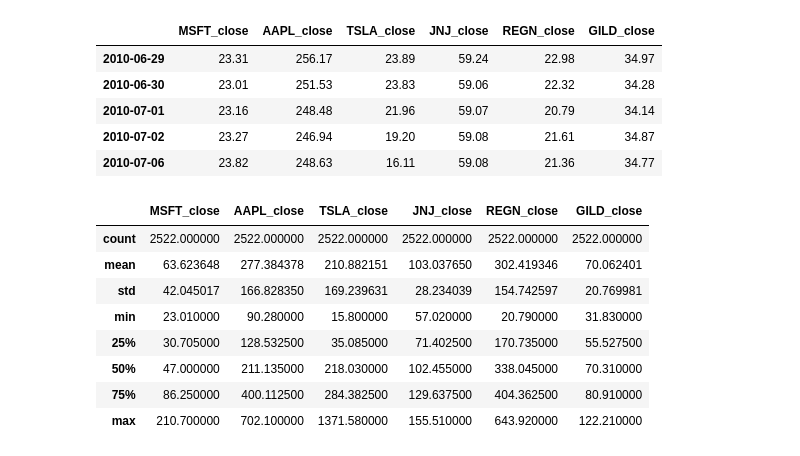
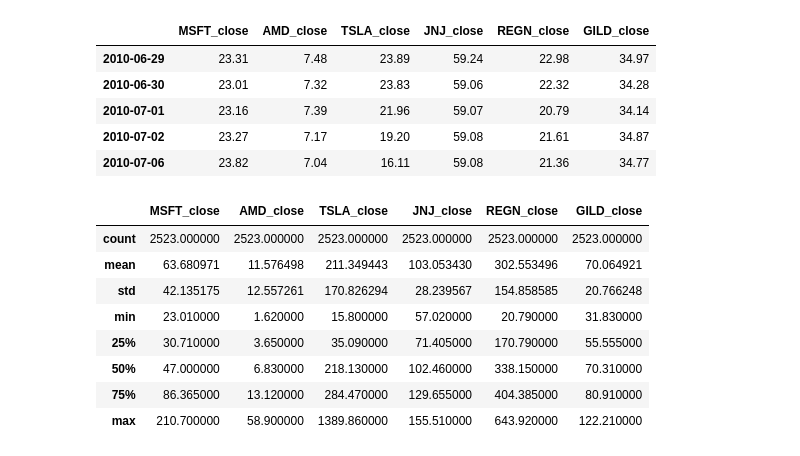
Before and after one commit to DT021/Twitter_Sentiment_Analysis_-_LSTM_Price_Prediction, a Jupyter notebook: Toufic/LSTM_stocks.ipynb, the cells around one changed output. Saved outputs shown, nothing was run; the diff lists cells and outputs as text; code cells hidden in the pictures.

```diff
--- a/Toufic/LSTM_stocks.ipynb
+++ b/Toufic/LSTM_stocks.ipynb
@@ -30,46 +30,46 @@ df.head()
 # %%
 # drop all columns except closing prices
 dropped_columns = [
     'MSFT_open',
     'MSFT_high',
     'MSFT_low',
-    'AAPL_open',
-    'AAPL_high',
-    'AAPL_low',
+    'AMD_open',
+    'AMD_high',
+    'AMD_low',
     'TSLA_open',
     'TSLA_high',
     'TSLA_low',
     'JNJ_open',
     'JNJ_high',
     'JNJ_low',
     'REGN_open',
     'REGN_high',
     'REGN_low',
     'GILD_open',
     'GILD_high',
     'GILD_low'
 ]
 df.drop(columns=dropped_columns, inplace=True)
 df.head()
 # %% [output]
-|  | MSFT_close | AAPL_close | TSLA_close | JNJ_close | REGN_close | GILD_close |
-| 2010-06-29 | 23.31 | 256.17 | 23.89 | 59.24 | 22.98 | 34.97 |
-| 2010-06-30 | 23.01 | 251.53 | 23.83 | 59.06 | 22.32 | 34.28 |
-| 2010-07-01 | 23.16 | 248.48 | 21.96 | 59.07 | 20.79 | 34.14 |
-| 2010-07-02 | 23.27 | 246.94 | 19.20 | 59.08 | 21.61 | 34.87 |
-| 2010-07-06 | 23.82 | 248.63 | 16.11 | 59.08 | 21.36 | 34.77 |
+|  | MSFT_close | AMD_close | TSLA_close | JNJ_close | REGN_close | GILD_close |
+| 2010-06-29 | 23.31 | 7.48 | 23.89 | 59.24 | 22.98 | 34.97 |
+| 2010-06-30 | 23.01 | 7.32 | 23.83 | 59.06 | 22.32 | 34.28 |
+| 2010-07-01 | 23.16 | 7.39 | 21.96 | 59.07 | 20.79 | 34.14 |
+| 2010-07-02 | 23.27 | 7.17 | 19.20 | 59.08 | 21.61 | 34.87 |
+| 2010-07-06 | 23.82 | 7.04 | 16.11 | 59.08 | 21.36 | 34.77 |
 # %%
 df.describe()
 # %% [output]
-|  | MSFT_close | AAPL_close | TSLA_close | JNJ_close | REGN_close | GILD_close |
-| count | 2522.000000 | 2522.000000 | 2522.000000 | 2522.000000 | 2522.000000 | 2522.000000 |
-| mean | 63.623648 | 277.384378 | 210.882151 | 103.037650 | 302.419346 | 70.062401 |
-| std | 42.045017 | 166.828350 | 169.239631 | 28.234039 | 154.742597 | 20.769981 |
-| min | 23.010000 | 90.280000 | 15.800000 | 57.020000 | 20.790000 | 31.830000 |
-| 25% | 30.705000 | 128.532500 | 35.085000 | 71.402500 | 170.735000 | 55.527500 |
-| 50% | 47.000000 | 211.135000 | 218.030000 | 102.455000 | 338.045000 | 70.310000 |
-| 75% | 86.250000 | 400.112500 | 284.382500 | 129.637500 | 404.362500 | 80.910000 |
-| max | 210.700000 | 702.100000 | 1371.580000 | 155.510000 | 643.920000 | 122.210000 |
+|  | MSFT_close | AMD_close | TSLA_close | JNJ_close | REGN_close | GILD_close |
+| count | 2523.000000 | 2523.000000 | 2523.000000 | 2523.000000 | 2523.000000 | 2523.000000 |
+| mean | 63.680971 | 11.576498 | 211.349443 | 103.053430 | 302.553496 | 70.064921 |
+| std | 42.135175 | 12.557261 | 170.826294 | 28.239567 | 154.858585 | 20.766248 |
+| min | 23.010000 | 1.620000 | 15.800000 | 57.020000 | 20.790000 | 31.830000 |
+| 25% | 30.710000 | 3.650000 | 35.090000 | 71.405000 | 170.790000 | 55.555000 |
+| 50% | 47.000000 | 6.830000 | 218.130000 | 102.460000 | 338.150000 | 70.310000 |
+| 75% | 86.365000 | 13.120000 | 284.470000 | 129.655000 | 404.385000 | 80.910000 |
+| max | 210.700000 | 58.900000 | 1389.860000 | 155.510000 | 643.920000 | 122.210000 |
 # %%
 def window_data(df, window, feature_col_number, target_col_number):
     """
```
Also changed, not shown: parts of 8 cells of this notebook, 7 other files.
